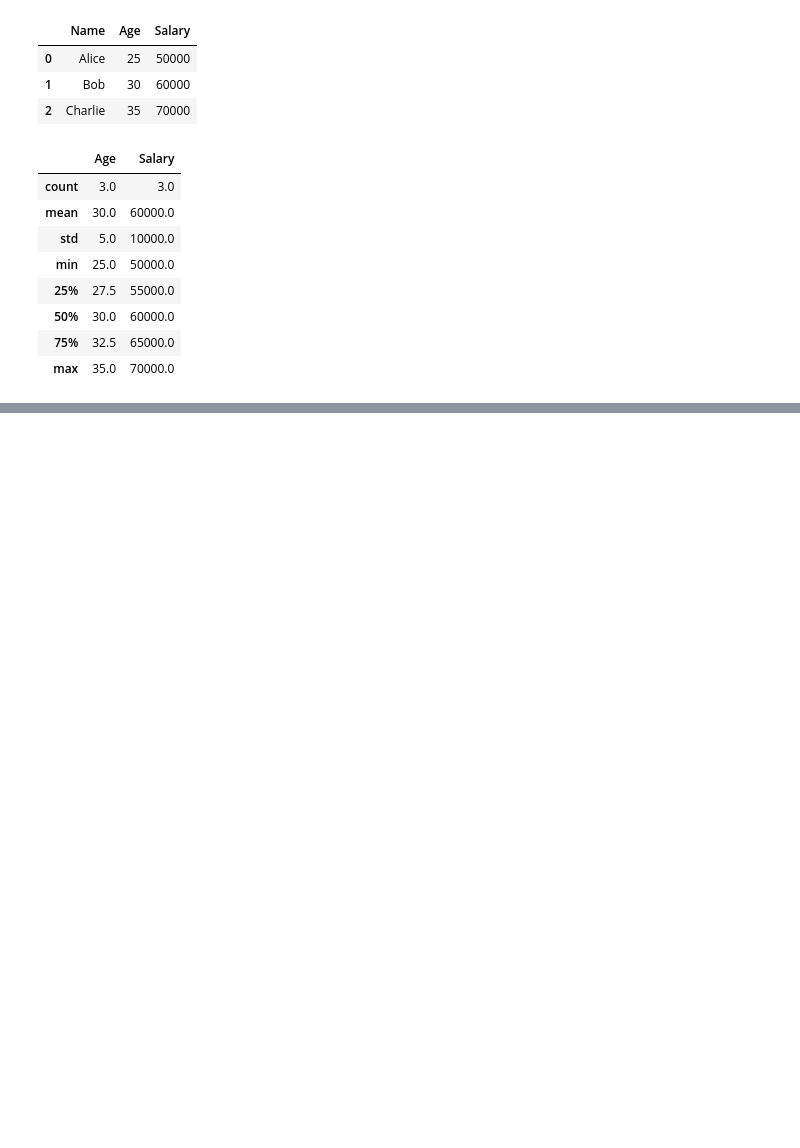
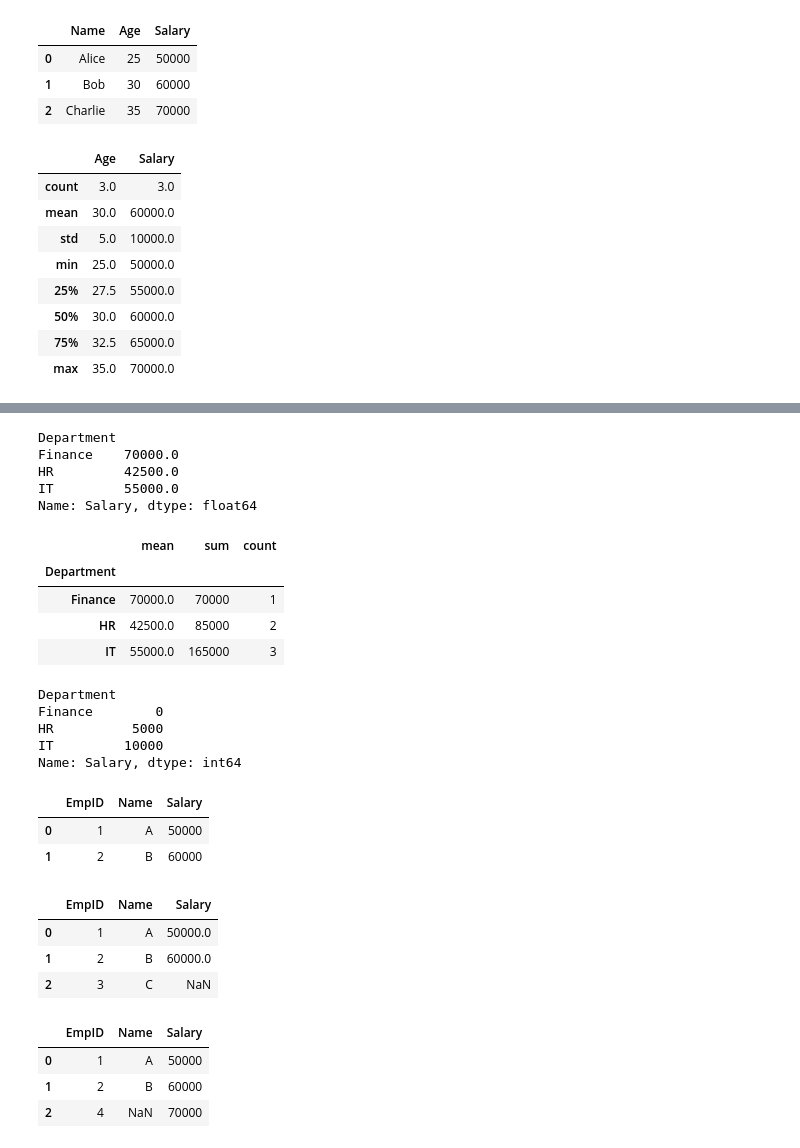
Before and after one commit to ranjeet-kadam/DSML1, a Jupyter notebook: Python/Data Analysis/Pandas.ipynb, the cells around one changed output, grey strips where cells are left out. Saved outputs shown, nothing was run; the diff lists cells and outputs as text; code cells hidden in the pictures; blank space fills up the shorter version.

```diff
--- a/Python/Data Analysis/Pandas.ipynb
+++ b/Python/Data Analysis/Pandas.ipynb
@@ -172,0 +237,11 @@ df.describe()
+# %%
+import pandas as pd
+
+data = {
+    'Department': ['IT', 'HR', 'IT', 'HR', 'Finance', 'IT'],
+    'Employee': ['A', 'B', 'C', 'D', 'E', 'F'],
+    'Salary': [50000, 40000, 60000, 45000, 70000, 55000]
+}
+
+df = pd.DataFrame(data)
+print(df)
@@ -172,0 +256,24 @@ df.describe()
+# %%
+df.groupby('Department')['Salary'].mean()
+# %% [output]
+Department
+Finance    70000.0
+HR         42500.0
+IT         55000.0
+Name: Salary, dtype: float64
+# %%
+df.groupby('Department')['Salary'].agg(['mean', 'sum', 'count'])
+# %% [output]
+|  | mean | sum | count |
+| Department |  |  |  |
+| Finance | 70000.0 | 70000 | 1 |
+| HR | 42500.0 | 85000 | 2 |
+| IT | 55000.0 | 165000 | 3 |
+# %%
+df.groupby('Department')['Salary'].apply(lambda x: x.max() - x.min())
+# %% [output]
+Department
+Finance        0
+HR          5000
+IT         10000
+Name: Salary, dtype: int64
@@ -172,0 +292,20 @@ df.describe()
+# %%
+pd.merge(df1, df2, on='EmpID', how='inner')
+# %% [output]
+|  | EmpID | Name | Salary |
+| 0 | 1 | A | 50000 |
+| 1 | 2 | B | 60000 |
+# %%
+pd.merge(df1, df2, on='EmpID', how='left')
+# %% [output]
+|  | EmpID | Name | Salary |
+| 0 | 1 | A | 50000.0 |
+| 1 | 2 | B | 60000.0 |
+| 2 | 3 | C | NaN |
+# %%
+pd.merge(df1, df2, on='EmpID', how='right')
+# %% [output]
+|  | EmpID | Name | Salary |
+| 0 | 1 | A | 50000 |
+| 1 | 2 | B | 60000 |
+| 2 | 4 | NaN | 70000 |
```
Also changed, not shown: parts of 20 cells of this notebook, 31 other files.
